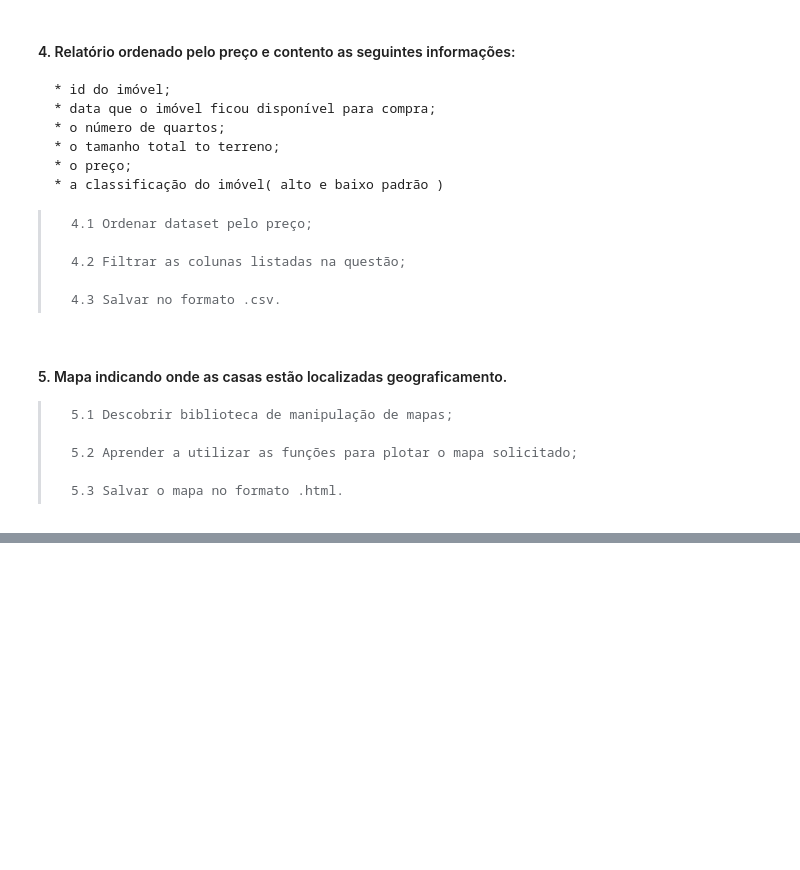
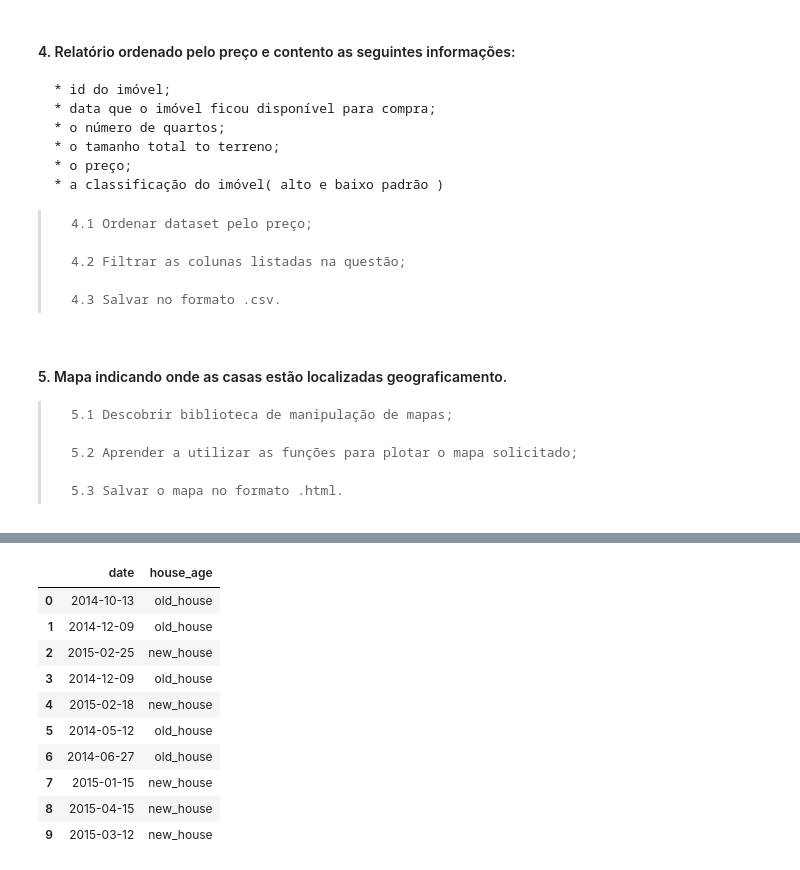
Before and after one commit to JoseWRPereira/jupyter-lab, a Jupyter notebook: Meigarom-DoZeroAoDS/houserocket-20.ipynb, the cells around one changed output, grey strips where cells are left out. Cells and saved outputs as stored; diff of their text form; code cells hidden in the pictures; blank space fills up the shorter version.

```diff
--- a/Meigarom-DoZeroAoDS/houserocket-20.ipynb
+++ b/Meigarom-DoZeroAoDS/houserocket-20.ipynb
@@ -446 +453,21 @@ https://raw.githubusercontent.com/JoseWRPereira/jupyter-lab/main/Meigarom-DoZero
+# %%
+# Não há casas anteriores à data 2014-01-01,
+# por isso foi assumida uma nova data de classificação:
+# '2015-01-01'
+
+dados['house_age'] = 'old_house'
+dados.loc[dados['date']>='2015-01-01','house_age'] = 'new_house'
+dados[['date','house_age']].head(10)
+# %% [output]
+|  | date | house_age |
+| 0 | 2014-10-13 | old_house |
+| 1 | 2014-12-09 | old_house |
+| 2 | 2015-02-25 | new_house |
+| 3 | 2014-12-09 | old_house |
+| 4 | 2015-02-18 | new_house |
+| 5 | 2014-05-12 | old_house |
+| 6 | 2014-06-27 | old_house |
+| 7 | 2015-01-15 | new_house |
+| 8 | 2015-04-15 | new_house |
+| 9 | 2015-03-12 | new_house |
 # %% [markdown]
```
Also changed, not shown: parts of 26 cells of this notebook.
